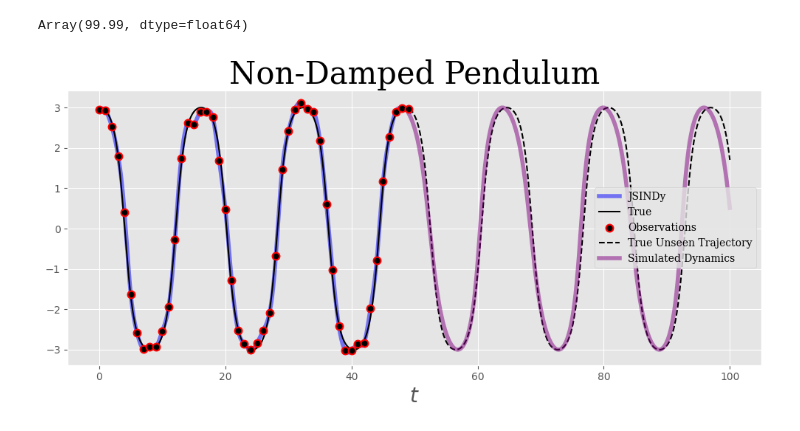
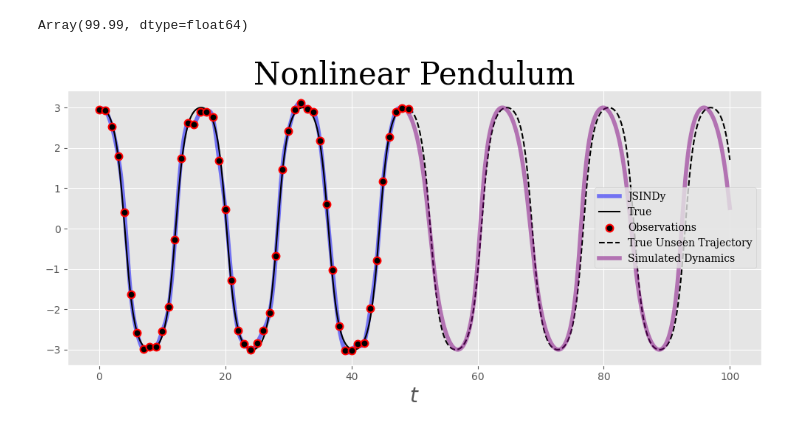
Before and after one commit to AHsu98/jsindy, a Jupyter notebook: paper-examples/mis-specification/simple_example.ipynb, the cells around one changed output. Saved outputs shown, nothing was run; the diff lists cells and outputs as text; code cells hidden in the pictures.

Commit message:
update figure title

```diff
--- a/paper-examples/mis-specification/simple_example.ipynb
+++ b/paper-examples/mis-specification/simple_example.ipynb
@@ -275,23 +275,23 @@ x_model_extend = simulate_sol(X_true[0], system=model_ode_sys, t_eval=t_eval,t1=
 # %%
 cutoff = -60
 plt.figure(figsize=(10,5))
 plt.plot(t_true[:cutoff], x_pred[:cutoff], label="JSINDy", c='blue', alpha=0.5, lw=4)
 plt.plot(t_true[:cutoff], X_true[:cutoff,0], label= 'True', c='black')
 plt.scatter(t_train, X_train[:,0], zorder = 3, facecolors='black', edgecolors='red', label="Observations", s=50,lw=1.5)
 
 # extension
 # t_extend = t_true + t_true[cutoff]
 new_cutoff = len(t_true) + cutoff + -30
 
 plt.plot(t_eval[new_cutoff:], x_true_extend[new_cutoff:,0],linestyle="--", c='black', label="True Unseen Trajectory")
 plt.plot(t_eval[new_cutoff:], x_model_extend[new_cutoff:,0], c='purple', lw=4, label="Simulated Dynamics",alpha=0.5)
 
 plt.xlabel(r"$t$",size=20, family='serif')
 plt.legend(prop={'family':'serif'},loc='right')
-plt.title(r"Non-Damped Pendulum",size=30, family='serif')
+plt.title(r"Nonlinear Pendulum",size=30, family='serif')
 plt.tight_layout()
 if savefig:
-    plt.savefig("non-damped-pendulum.pdf")
+    plt.savefig("non-linear-pendulum.pdf")
 plt.show()
 # %% [output]
-[figure, old version]
+[figure, new version]
```
Also changed, not shown: 1 other file.
